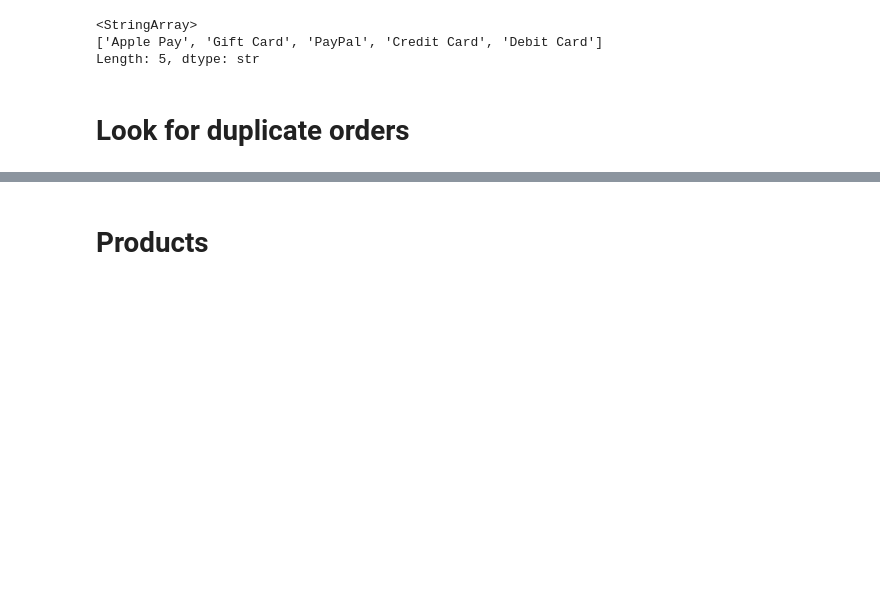
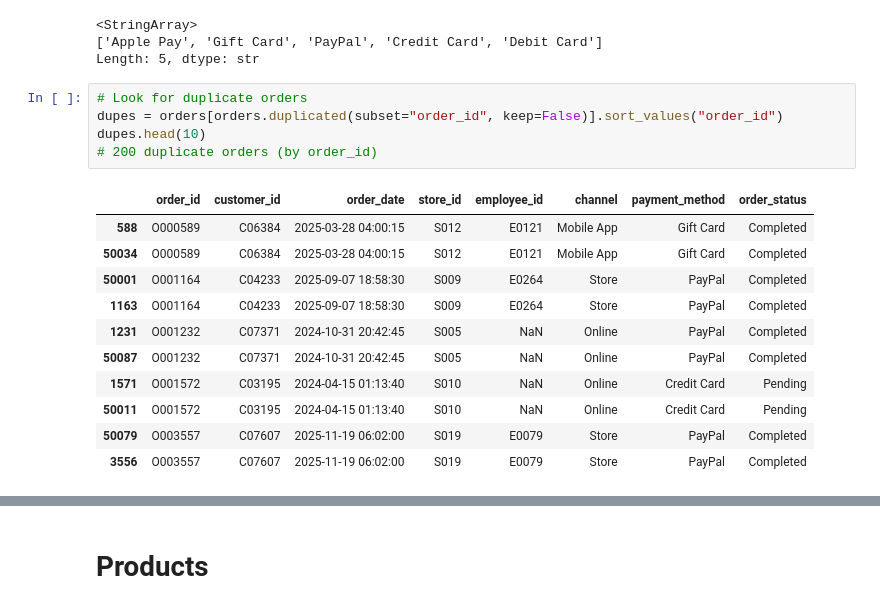
Before and after one commit to Nussev/retail-analytics-portfolio, a Jupyter notebook: notebooks/01_data_exploration.ipynb, the cells around one changed output, grey strips where cells are left out. Cells and saved outputs as stored; diff of their text form; blank space fills up the shorter version.

```diff
--- a/notebooks/01_data_exploration.ipynb
+++ b/notebooks/01_data_exploration.ipynb
@@ -294,5 +435,20 @@ orders["payment_method"].unique()
 <StringArray>
 ['Apple Pay', 'Gift Card', 'PayPal', 'Credit Card', 'Debit Card']
 Length: 5, dtype: str
-# %% [markdown]
-# Look for duplicate orders
+# %%
+# Look for duplicate orders
+dupes = orders[orders.duplicated(subset="order_id", keep=False)].sort_values("order_id")
+dupes.head(10)
+# 200 duplicate orders (by order_id)
+# %% [output]
+|  | order_id | customer_id | order_date | store_id | employee_id | channel | payment_method | order_status |
+| 588 | O000589 | C06384 | 2025-03-28 04:00:15 | S012 | E0121 | Mobile App | Gift Card | Completed |
+| 50034 | O000589 | C06384 | 2025-03-28 04:00:15 | S012 | E0121 | Mobile App | Gift Card | Completed |
+| 50001 | O001164 | C04233 | 2025-09-07 18:58:30 | S009 | E0264 | Store | PayPal | Completed |
+| 1163 | O001164 | C04233 | 2025-09-07 18:58:30 | S009 | E0264 | Store | PayPal | Completed |
+| 1231 | O001232 | C07371 | 2024-10-31 20:42:45 | S005 | NaN | Online | PayPal | Completed |
+| 50087 | O001232 | C07371 | 2024-10-31 20:42:45 | S005 | NaN | Online | PayPal | Completed |
+| 1571 | O001572 | C03195 | 2024-04-15 01:13:40 | S010 | NaN | Online | Credit Card | Pending |
+| 50011 | O001572 | C03195 | 2024-04-15 01:13:40 | S010 | NaN | Online | Credit Card | Pending |
+| 50079 | O003557 | C07607 | 2025-11-19 06:02:00 | S019 | E0079 | Store | PayPal | Completed |
+| 3556 | O003557 | C07607 | 2025-11-19 06:02:00 | S019 | E0079 | Store | PayPal | Completed |
```
Also changed, not shown: parts of 15 cells of this notebook, 1 other file.
